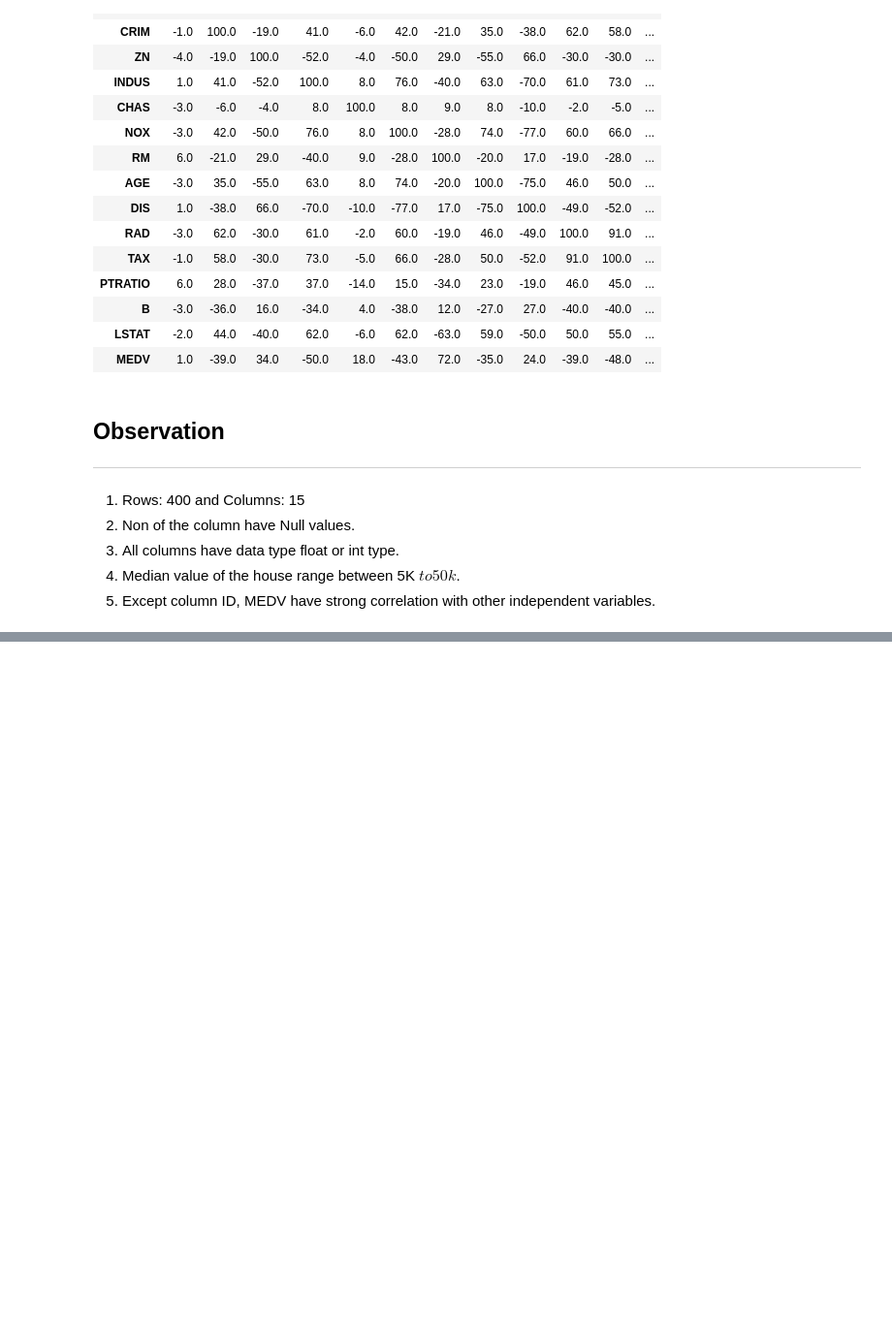
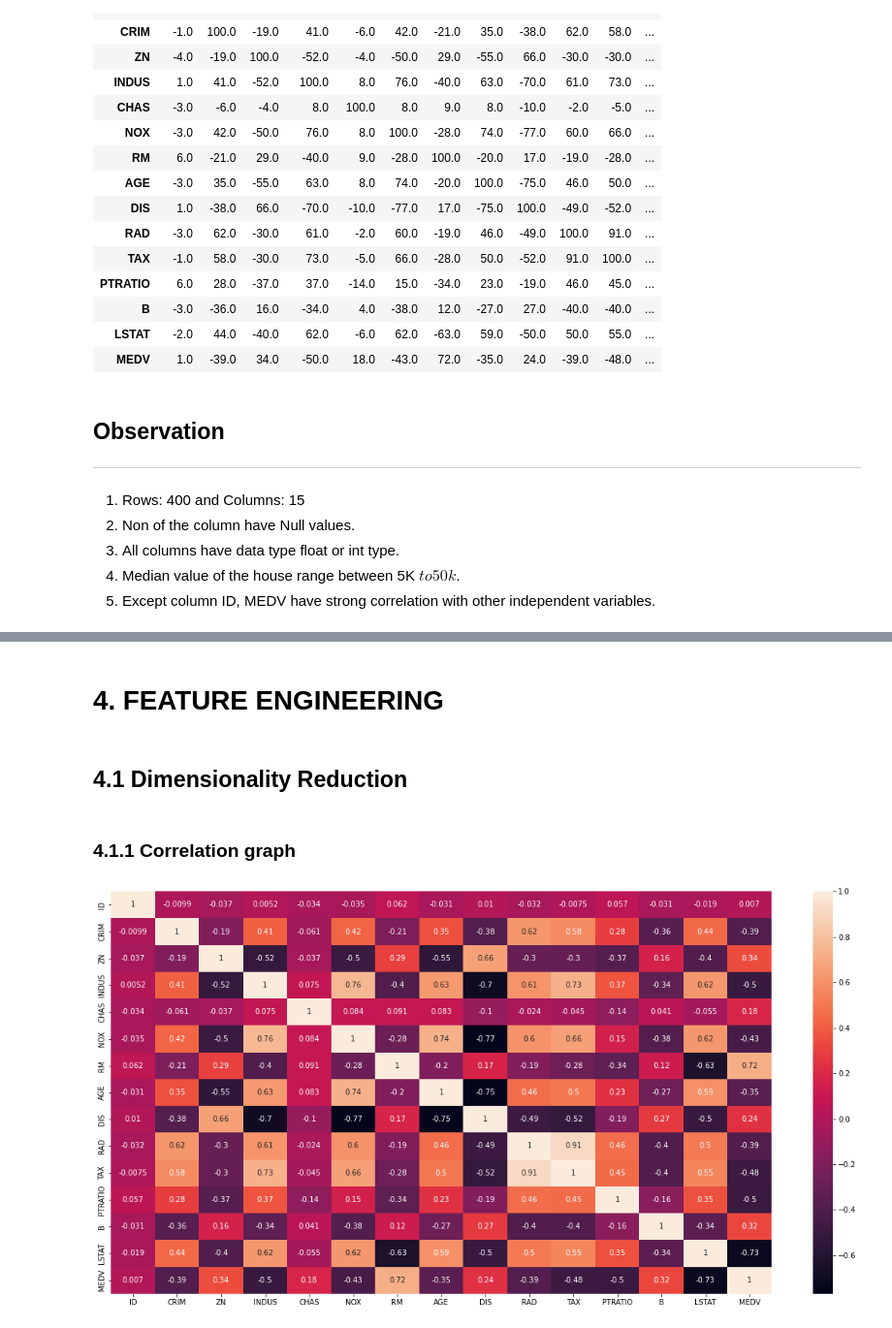
Before and after one commit to Jeyramana/GUVI_Assignments, a Jupyter notebook: Assignment_4/boston.ipynb, the cells around one changed output, grey strips where cells are left out. Shown at 97% size. Saved outputs shown, nothing was run; the diff lists cells and outputs as text; code cells hidden in the pictures; blank space fills up the shorter version.

Commit message:
demenionality reduction done

```diff
--- a/Assignment_4/boston.ipynb
+++ b/Assignment_4/boston.ipynb
@@ -151,0 +157,13 @@ df.corr().round(2)*100
+# %% [markdown]
+# 4. FEATURE ENGINEERING
+# %% [markdown]
+## 4.1 Dimensionality Reduction
+# %% [markdown]
+### 4.1.1 Correlation graph
+# %%
+# Heat map
+plt.figure(figsize=(20, 10))
+sns.heatmap(df.corr(), annot=True)
+plt.show()
+# %% [output]
+[figure, added]
```
Also changed, not shown: parts of 13 cells of this notebook.
